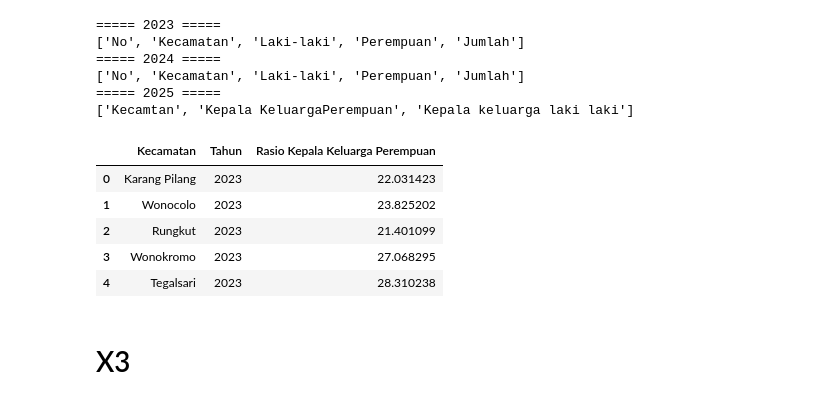
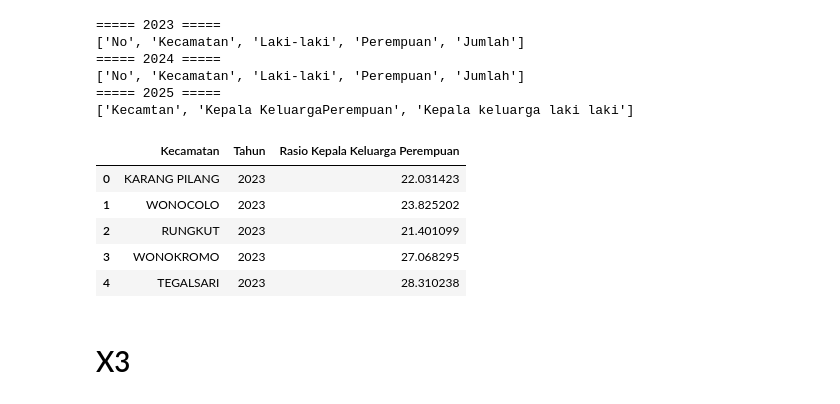
Before and after one commit to difta11/womanguard-index-surabaya, a Jupyter notebook: wgi_new_var.ipynb, the cells around one changed output. Saved outputs shown, nothing was run; the diff lists cells and outputs as text; code cells hidden in the pictures.

```diff
--- a/wgi_new_var.ipynb
+++ b/wgi_new_var.ipynb
@@ -66,7 +66,7 @@ def normalisasi_kecamatan(df, kolom="Kecamatan"):
         "DUKUHPAKIS": "DUKUH PAKIS",
         "GUNUNGANYAR": "GUNUNG ANYAR",
         "KARANGPILANG": "KARANG PILANG",
-        "TENGGILISMEJOYO": "TENGGILIS MEJOYO",
+        "TENGGILISMEJOYO": "TENGGILIS MEJOYO"
     }
 
     df[kolom] = df[kolom].replace(mapping)
@@ -249,38 +254,44 @@ for tahun in range(2023, 2026):
     df = globals()[f"x2_{tahun}"].copy()
 
     if tahun != 2025:
         temp = pd.DataFrame({
             "Kecamatan": df.iloc[:, 1],
             "Tahun": tahun,
             "Rasio Kepala Keluarga Perempuan": df.iloc[:, 3]/(df.iloc[:,2] + df.iloc[:,3])*100
         })
     else:
         temp = pd.DataFrame({
             "Kecamatan": df.iloc[:, 0],
             "Tahun": tahun,
             "Rasio Kepala Keluarga Perempuan": df.iloc[:, 1]/(df.iloc[:,1] + df.iloc[:,2])*100
         })
 
     # Tambahkan ke list untuk semua tahun
     gabungan.append(temp)
 
 # Gabungkan semua tahun
 x2_final = pd.concat(gabungan, ignore_index=True)
 
+x2_final = normalisasi_kecamatan(x2_final)
+
+x2_final = x2_final[
+    x2_final["Kecamatan"].str.upper() != "KOTA SURABAYA"
+].reset_index(drop=True)
+
 # Export ke CSV
 x2_final.to_csv(
     r"D:\KULIAH\Project\womanguard-index-surabaya\Data terbaru dip\X2 Persentase Kepala Keluarga Perempuan\X2_Rasio Kepala Keluarga Perempuan.csv",
     index=False,
     encoding="utf-8-sig"
 )
 x2_final.head()
 # %% [output]
 |  | Kecamatan | Tahun | Rasio Kepala Keluarga Perempuan |
-| 0 | Karang Pilang | 2023 | 22.031423 |
-| 1 | Wonocolo | 2023 | 23.825202 |
-| 2 | Rungkut | 2023 | 21.401099 |
-| 3 | Wonokromo | 2023 | 27.068295 |
-| 4 | Tegalsari | 2023 | 28.310238 |
+| 0 | KARANG PILANG | 2023 | 22.031423 |
+| 1 | WONOCOLO | 2023 | 23.825202 |
+| 2 | RUNGKUT | 2023 | 21.401099 |
+| 3 | WONOKROMO | 2023 | 27.068295 |
+| 4 | TEGALSARI | 2023 | 28.310238 |
 # %% [markdown]
 # X3
 # %%
```
Also changed, not shown: parts of 43 cells of this notebook, 29 other files.
